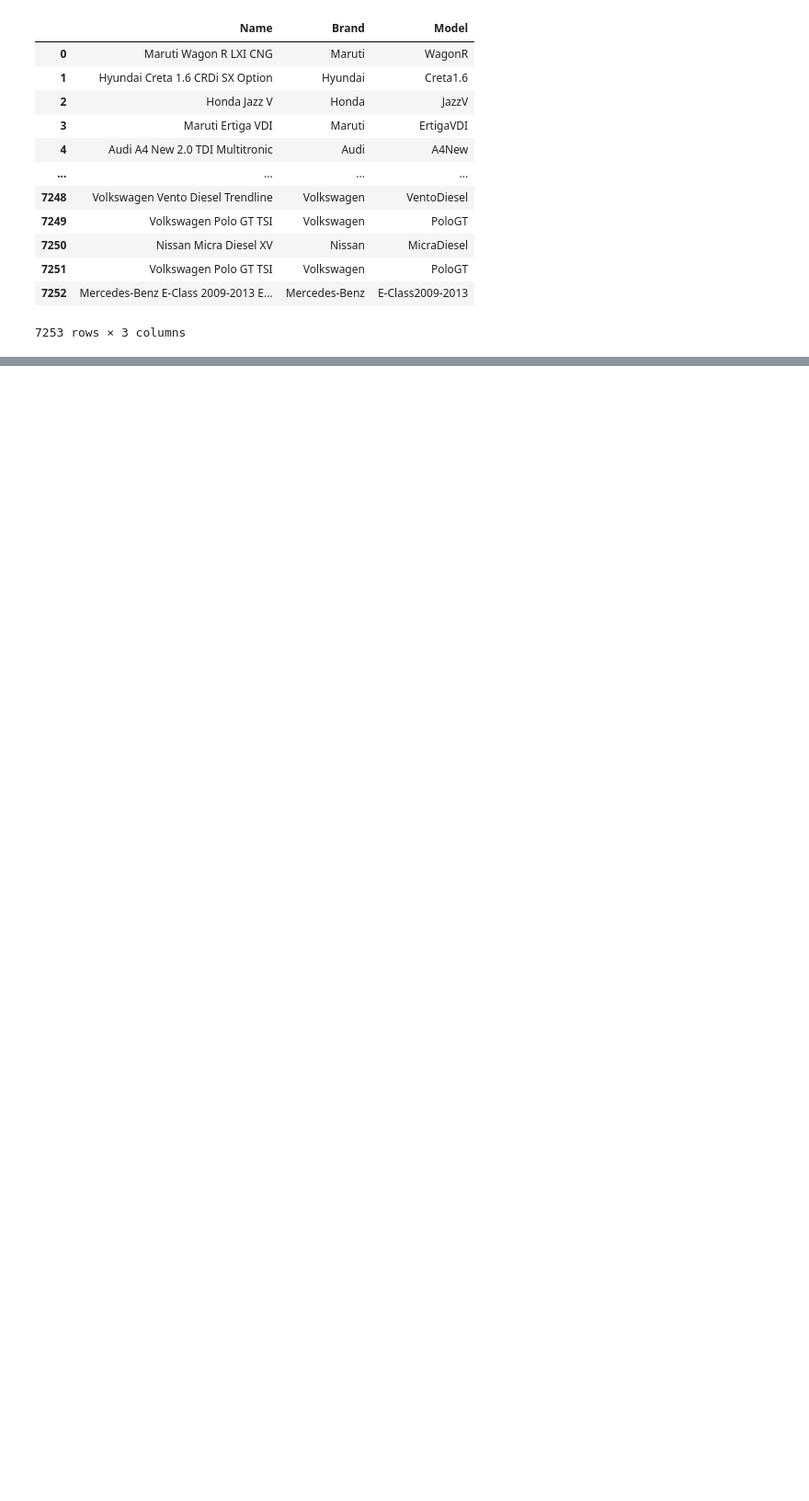
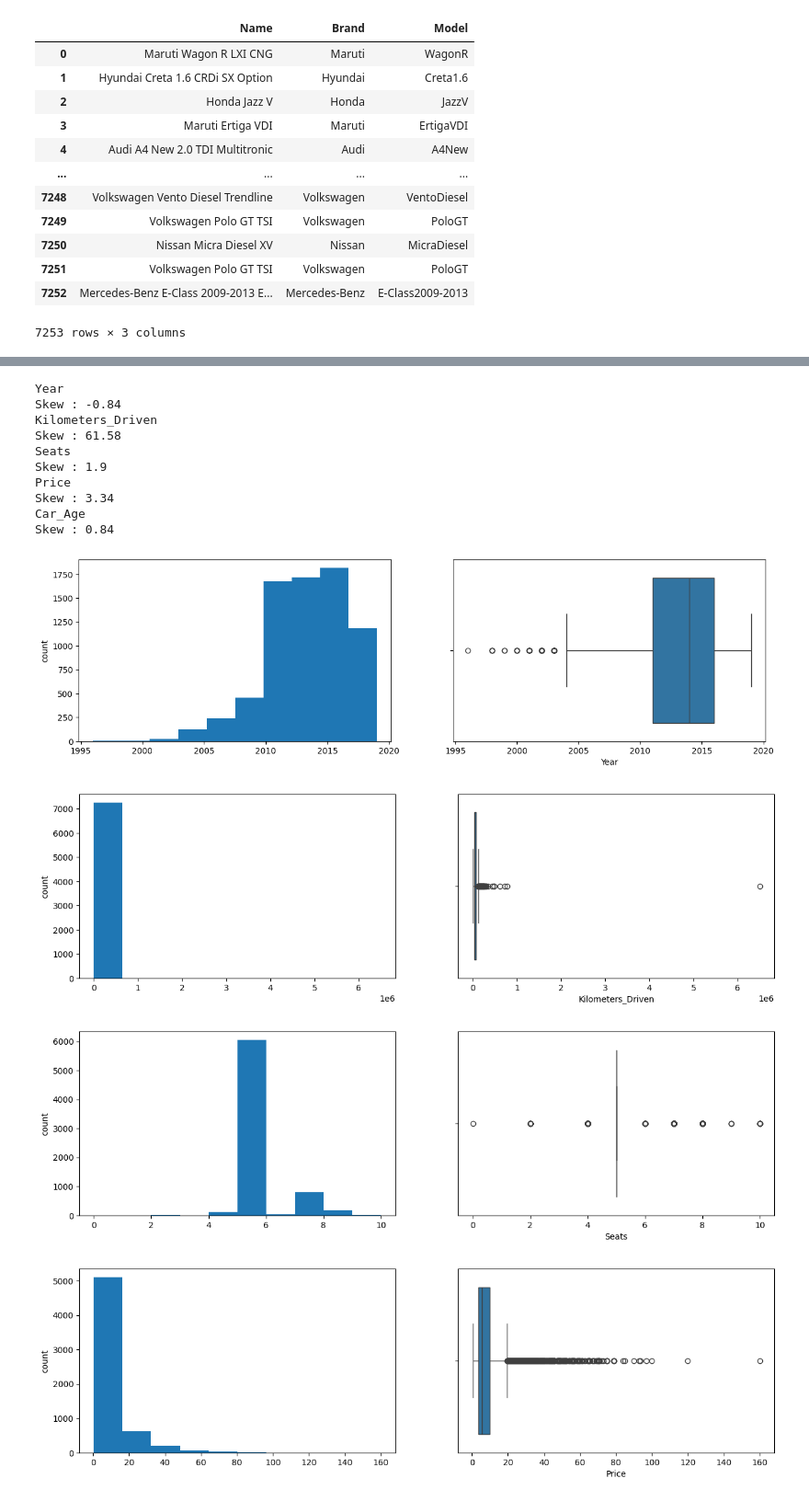
Before and after one commit to jethcherry/Machine-learning, a Jupyter notebook: usedCars.ipynb, the cells around one changed output, grey strips where cells are left out. Shown at 92% size. Drawn from its saved outputs; the diff is of its cells as text; code cells hidden in the pictures; blank space fills up the shorter version.

```diff
--- a/usedCars.ipynb
+++ b/usedCars.ipynb
@@ -182,0 +221,8 @@ user_data[user_data.Brand.str.contains('')]
+# %%
+
+cat_cols = user_data.select_dtypes(include=['object']).columns
+num_cols= user_data.select_dtypes(include = np.number).columns.to_list()
+print("categorical Variables")
+print(cat_cols)
+print("Numerical Variables")
+print(num_cols)
@@ -182,0 +236,27 @@ user_data[user_data.Brand.str.contains('')]
+# %%
+
+
+for col in  num_cols:
+    print(col)
+    print('Skew :', round(user_data[col].skew(),2))
+    plt.figure(figsize=(15,4))
+    plt.subplot(1,2,1)
+    user_data[col].hist(grid=False)
+    plt.ylabel('count')
+    plt.subplot (1,2,2)
+    sns.boxplot(x= user_data[col])
+# %% [output]
+Year
+Skew : -0.84
+Kilometers_Driven
+Skew : 61.58
+Seats
+Skew : 1.9
+Price
+Skew : 3.34
+Car_Age
+Skew : 0.84
+[figure, added]
+[figure, added]
+[figure, added]
+[figure, added]
```
Also changed, not shown: parts of 9 cells of this notebook, 4 other files.
